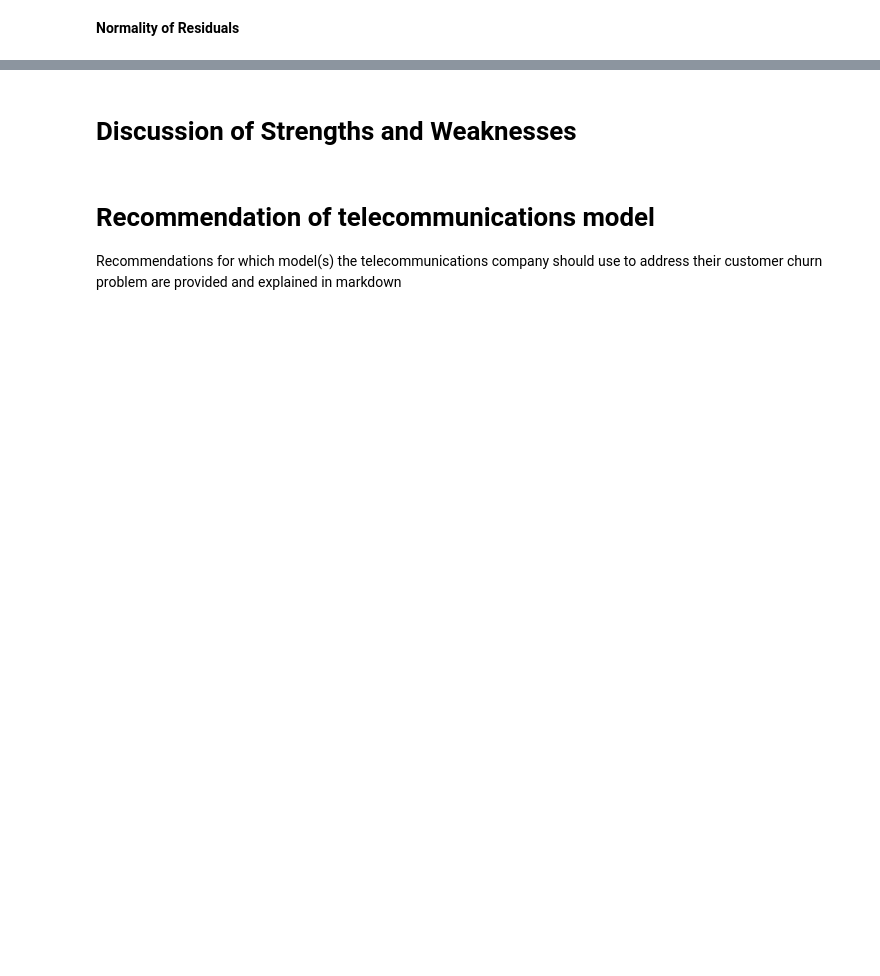
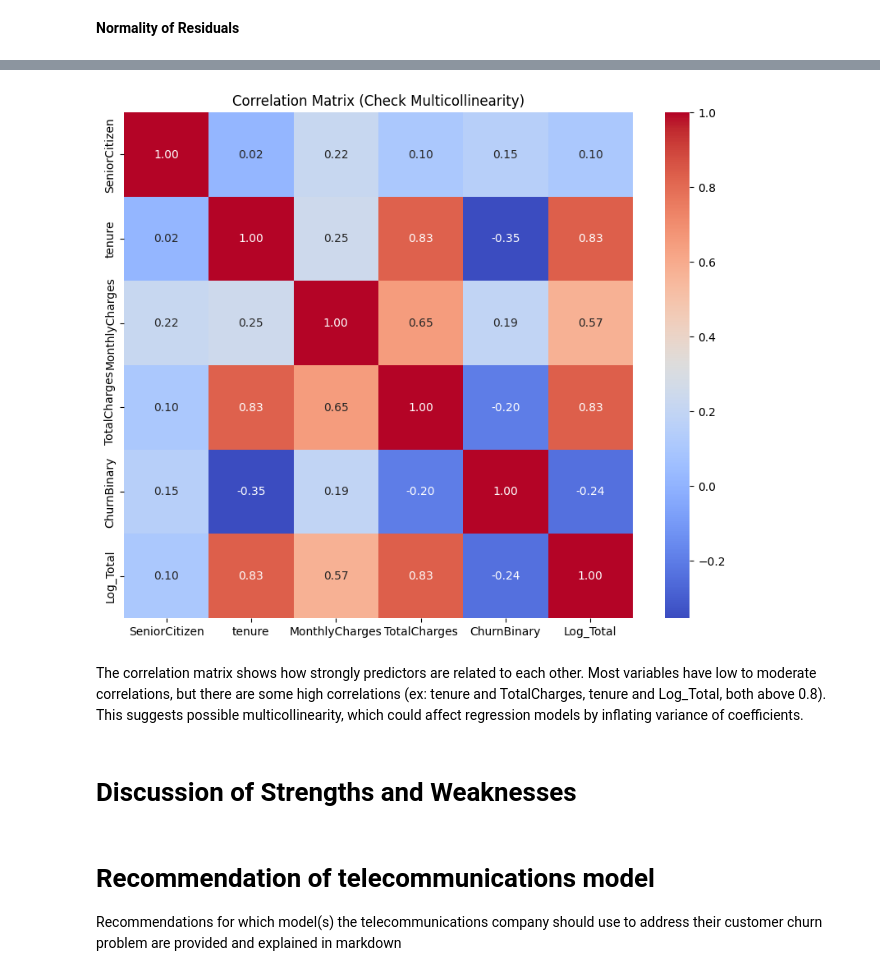
Before and after one commit to lindsaygross/Interpretable-ML, a Jupyter notebook: Interpretable_ML.ipynb, the cells around one changed output, grey strips where cells are left out. Saved outputs shown, nothing was run; the diff lists cells and outputs as text; code cells hidden in the pictures; blank space fills up the shorter version.

```diff
--- a/Interpretable_ML.ipynb
+++ b/Interpretable_ML.ipynb
@@ -395,3 +480,19 @@ Applied log transformation to stabilize variance and reduce heteroscedasticity o
+# %%
+# Check for assumptions of No Multicollinearity
+# Correlation Matrix
+
+
+plt.figure(figsize=(10,8)) # Used Claude Sonnet 4 at 4:00pm 9/14/2025 to help determine figure size
+sns.heatmap(
+    df.select_dtypes(include=['float64','int64']).corr(),
+    annot=True, fmt=".2f", cmap="coolwarm" # Used Claude Sonnet 4 at 4:02pm 9/14/2025 to help with this code line
+)
+plt.title("Correlation Matrix (Check Multicollinearity)")
+plt.show()
+# %% [output]
+[figure, added]
+# %% [markdown]
+The correlation matrix shows how strongly predictors are related to each other. Most variables have low to moderate correlations, but there are some high correlations (ex: tenure and TotalCharges, tenure and Log_Total, both above 0.8). This suggests possible multicollinearity, which could affect regression models by inflating variance of coefficients.
 # %%
 # Check for assumptions of No Influential Outliers
 # %%
```
Also changed, not shown: parts of 22 cells of this notebook, 1 other file.
